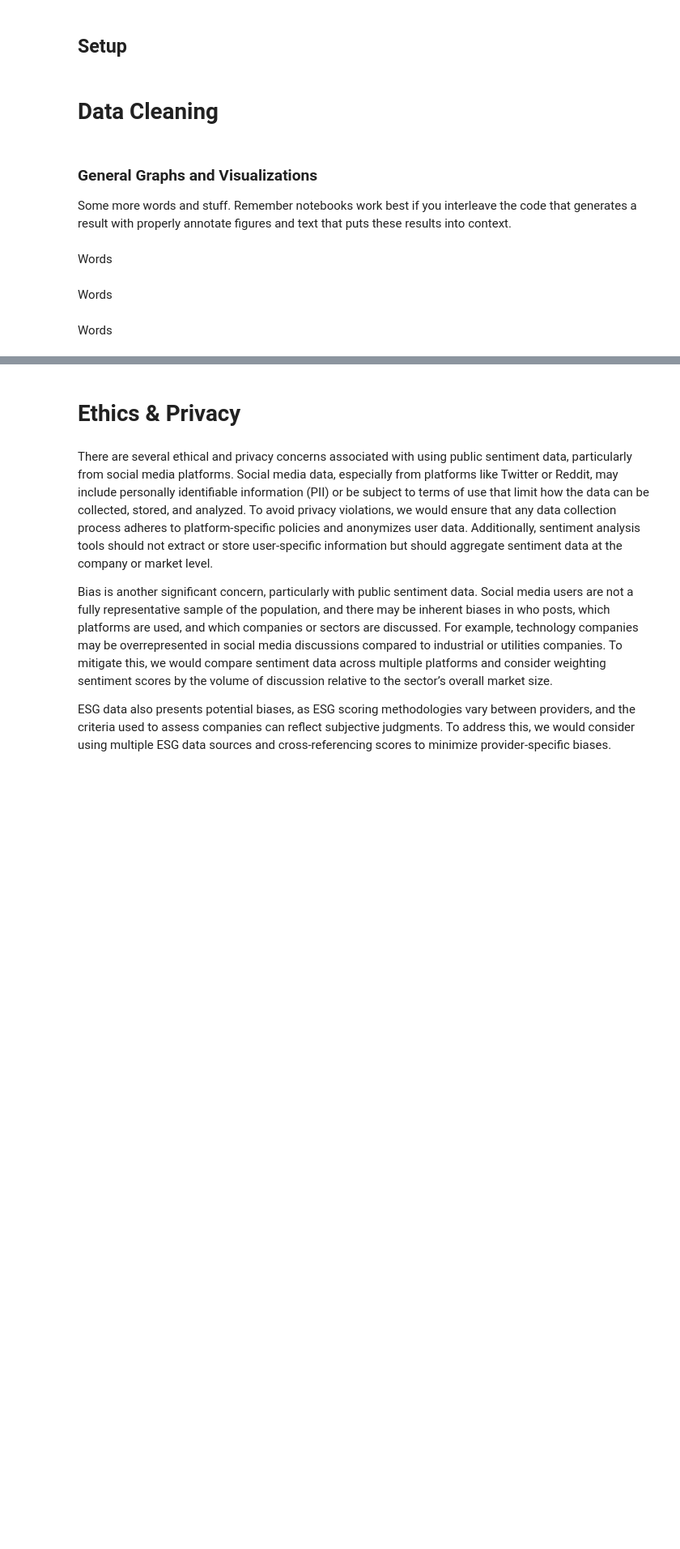
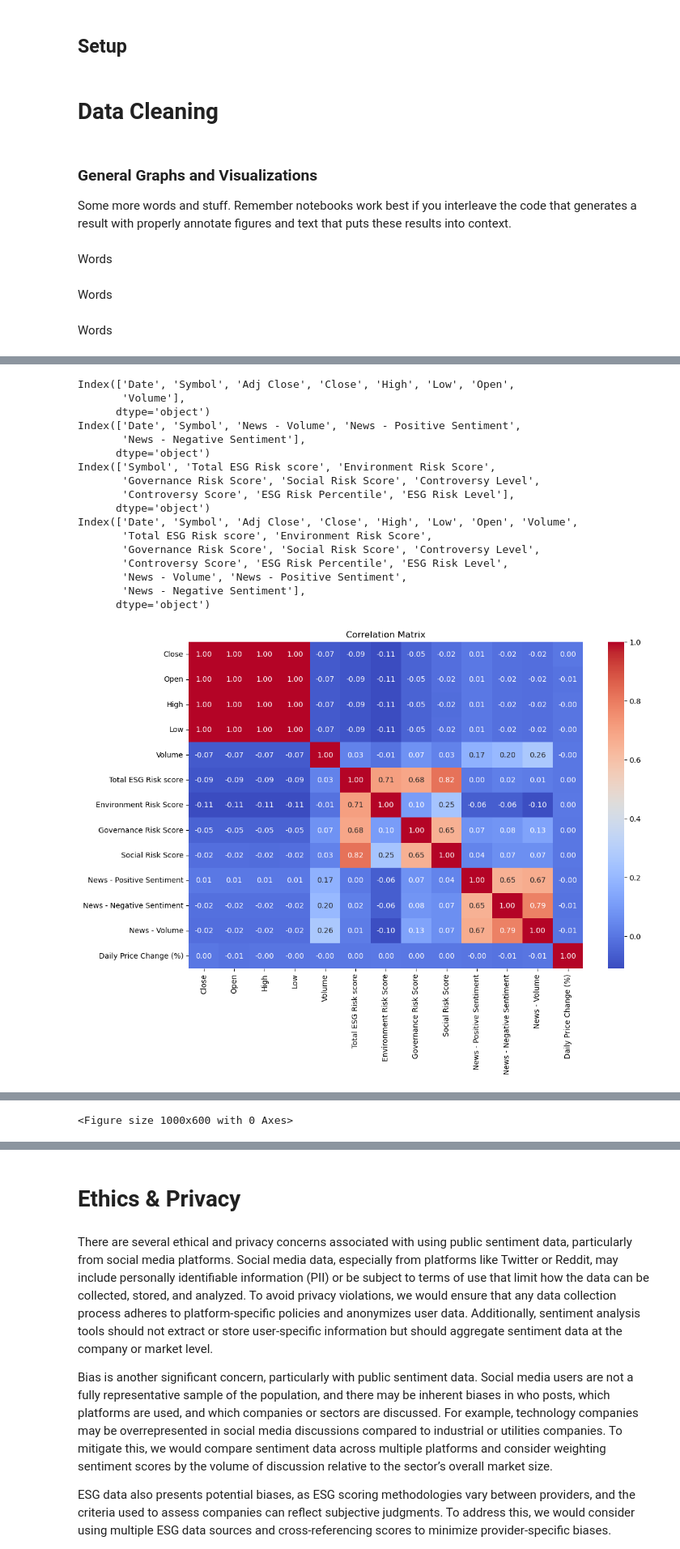
Before and after one commit to SyeinW/Cogs_108_Project_Data, a Jupyter notebook: checkpoint.ipynb, the cells around one changed output, grey strips where cells are left out. Shown: that part at 81% size. Saved outputs shown, nothing was run; the diff lists cells and outputs as text; code cells hidden in the pictures; blank space fills up the shorter version.

```diff
--- a/checkpoint.ipynb
+++ b/checkpoint.ipynb
@@ -217,0 +212,78 @@ Some more words and stuff.  Remember notebooks work best if you interleave the c
+# %%
+from sklearn.linear_model import LinearRegression
+
+print(SP_Stock.columns)
+print(SNES_cleaned.columns)
+print(ESG_cleaned.columns)
+
+
+
+merged_data = SP_Stock.merge(ESG_cleaned, how='left', on='Symbol')
+merged_data = merged_data.merge(SNES_cleaned, how='left', on=['Date', 'Symbol'])
+
+print(merged_data.columns)
+
+# Prepare data for correlation analysis
+correlation_data = merged_data[['Close', 'Open', 'High', 'Low', 'Volume',
+                                'Total ESG Risk score', 'Environment Risk Score',
+                                'Governance Risk Score', 'Social Risk Score',
+                                'News - Positive Sentiment', 'News - Negative Sentiment',
+                                'News - Volume']].dropna()
+
+# Add daily percentage price change
+correlation_data['Daily Price Change (%)'] = ((correlation_data['Close'] - correlation_data['Open']) / correlation_data['Open']) * 100
+
+# Compute the correlation matrix
+correlation_matrix = correlation_data.corr()
+
+# Visualize the correlation matrix
+plt.figure(figsize=(12, 8))
+sns.heatmap(correlation_matrix, annot=True, fmt=".2f", cmap="coolwarm", cbar=True)
+plt.title("Correlation Matrix")
+plt.show()
+
+# Prepare data for multivariate regression analysis
+X = correlation_data[['Total ESG Risk score', 'Environment Risk Score', 'Governance Risk Score',
+                      'Social Risk Score', 'News - Positive Sentiment', 'News - Negative Sentiment',
+                      'News - Volume']]
+y = correlation_data['Daily Price Change (%)']
+
+# Fit the regression model
+model = LinearRegression()
+model.fit(X, y)
+
+# Extract coefficients
+coefficients = pd.DataFrame({
+    'Feature': X.columns,
+    'Coefficient': model.coef_
+}).sort_values(by='Coefficient', ascending=False)
+
+# Display regression results
+print("Linear Regression Coefficients:")
+print(coefficients)
+
+# Visualize coefficients
+plt.figure(figsize=(10, 6))
+coefficients.set_index('Feature').plot(kind='bar', legend=False)
+plt.title("Regression Coefficients")
+plt.ylabel("Coefficient Value")
+plt.show()
+# %% [output]
+Index(['Date', 'Symbol', 'Adj Close', 'Close', 'High', 'Low', 'Open',
+       'Volume'],
+      dtype='object')
+Index(['Date', 'Symbol', 'News - Volume', 'News - Positive Sentiment',
+       'News - Negative Sentiment'],
+      dtype='object')
+Index(['Symbol', 'Total ESG Risk score', 'Environment Risk Score',
+       'Governance Risk Score', 'Social Risk Score', 'Controversy Level',
+       'Controversy Score', 'ESG Risk Percentile', 'ESG Risk Level'],
+      dtype='object')
+Index(['Date', 'Symbol', 'Adj Close', 'Close', 'High', 'Low', 'Open', 'Volume',
+       'Total ESG Risk score', 'Environment Risk Score',
+       'Governance Risk Score', 'Social Risk Score', 'Controversy Level',
+       'Controversy Score', 'ESG Risk Percentile', 'ESG Risk Level',
+       'News - Volume', 'News - Positive Sentiment',
+       'News - Negative Sentiment'],
+      dtype='object')
+[figure, added]
@@ -217,0 +299 @@ Some more words and stuff.  Remember notebooks work best if you interleave the c
+<Figure size 1000x600 with 0 Axes>
```
Also changed, not shown: parts of 5 cells of this notebook.
